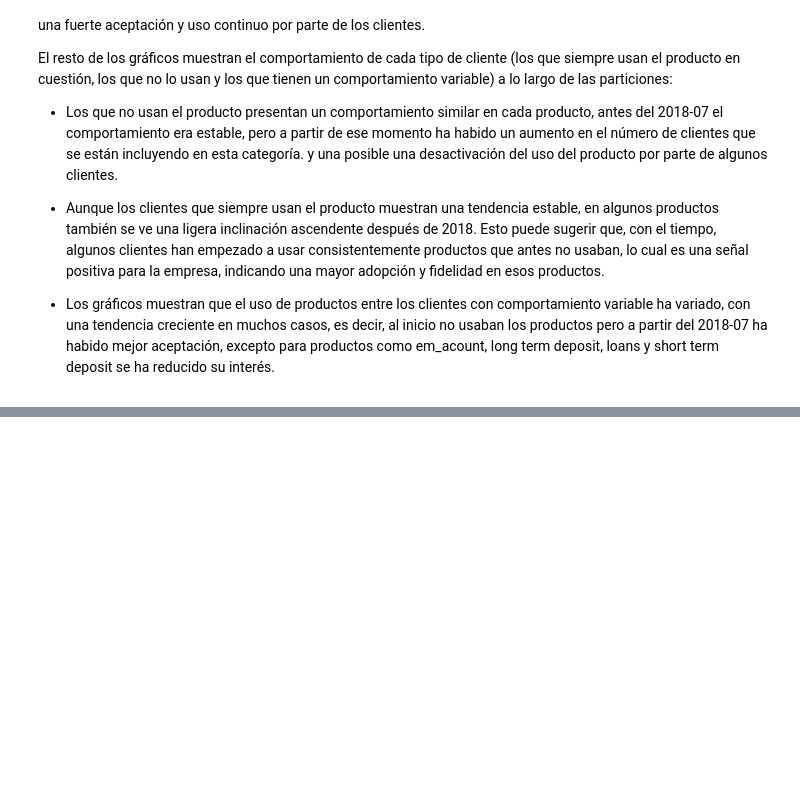
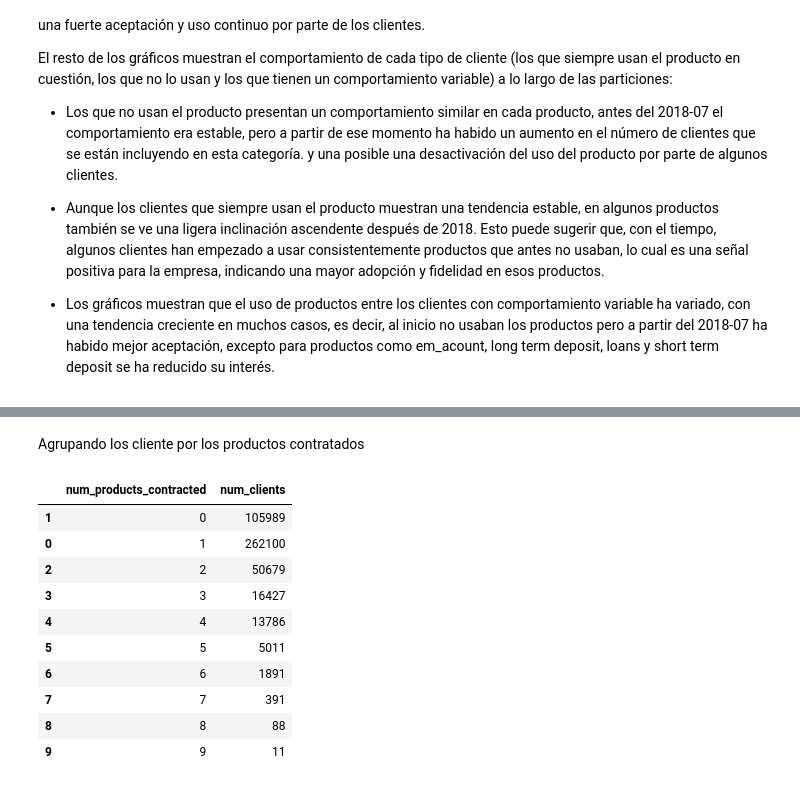
Before and after one commit to jascicz/easy_money_Project, a Jupyter notebook: Tarea_1_Análisis_BI/productos.ipynb, the cells around one changed output, grey strips where cells are left out. Saved outputs shown, nothing was run; the diff lists cells and outputs as text; code cells hidden in the pictures; blank space fills up the shorter version.

```diff
--- a/Tarea_1_Análisis_BI/productos.ipynb
+++ b/Tarea_1_Análisis_BI/productos.ipynb
@@ -346,0 +369,27 @@ y una posible una desactivación del uso del producto por parte de algunos clien
+# %% [markdown]
+Agrupando los cliente por los productos contratados
+# %%
+# Agrupar por 'pk_cid' para obtener el máximo número de productos contratados por cliente
+max_products_per_client = prod_df.groupby('pk_cid')['num_products_contracts'].max()
+
+# Contar cuántos clientes tienen un determinado número de servicios contratados
+clients_per_service_count = max_products_per_client.value_counts().reset_index()
+
+# Renombrar las columnas para mayor claridad
+clients_per_service_count.columns = ['num_products_contracted', 'num_clients']
+
+# Ordenar por número de productos contratados
+clients_per_service_count.sort_values(by='num_products_contracted', inplace=True)
+clients_per_service_count
+# %% [output]
+|  | num_products_contracted | num_clients |
+| 1 | 0 | 105989 |
+| 0 | 1 | 262100 |
+| 2 | 2 | 50679 |
+| 3 | 3 | 16427 |
+| 4 | 4 | 13786 |
+| 5 | 5 | 5011 |
+| 6 | 6 | 1891 |
+| 7 | 7 | 391 |
+| 8 | 8 | 88 |
+| 9 | 9 | 11 |
```
Also changed, not shown: parts of 18 cells of this notebook, 1 other file.
